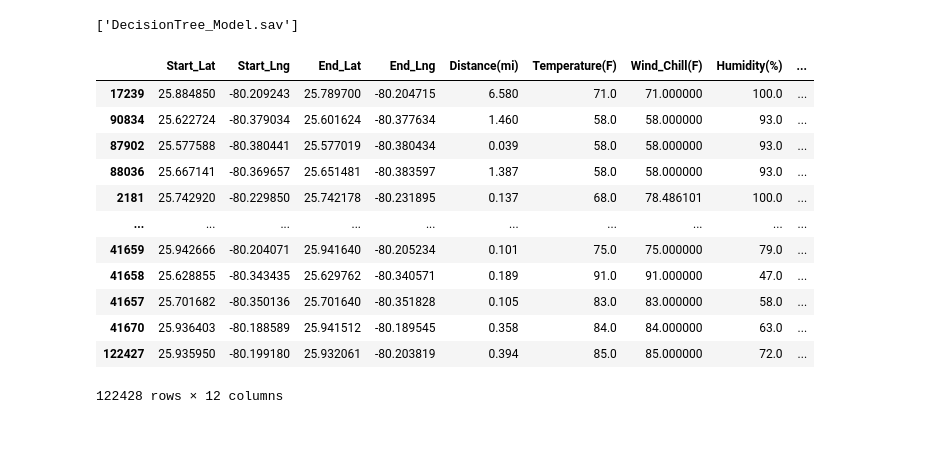
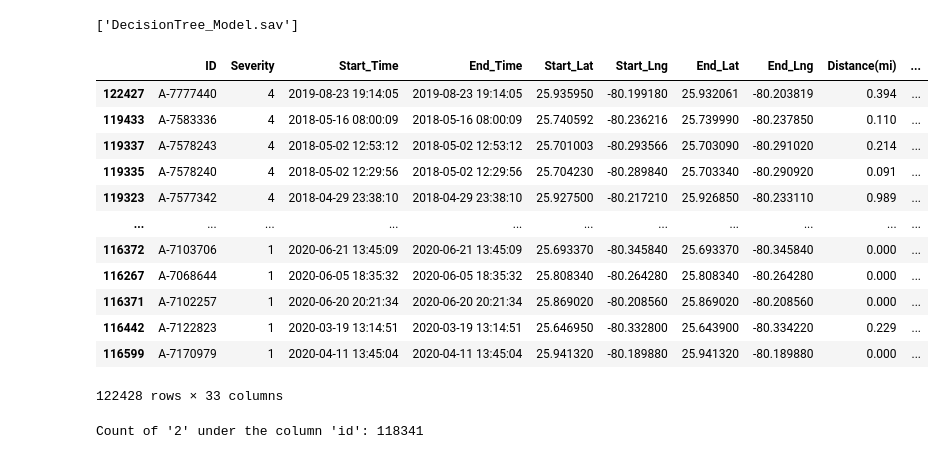
Before and after one commit to luixt/AI4ALL-Project_Deployment, a Jupyter notebook: DecisionTree_Model.ipynb, the cells around one changed output. Drawn from its saved outputs; the diff is of its cells as text; code cells hidden in the pictures.

Commit message:
Visualizing unique values of severity

```diff
--- a/DecisionTree_Model.ipynb
+++ b/DecisionTree_Model.ipynb
@@ -91,19 +91,25 @@ import joblib
 joblib.dump(clf, "DecisionTree_Model.sav")
 # %% [output]
 ['DecisionTree_Model.sav']
-# %%
-df.select_dtypes(include=['float']).sort_values(by='Visibility(mi)')
-# %% [output]
-|  | Start_Lat | Start_Lng | End_Lat | End_Lng | Distance(mi) | Temperature(F) | Wind_Chill(F) | Humidity(%) | ... |
-| 17239 | 25.884850 | -80.209243 | 25.789700 | -80.204715 | 6.580 | 71.0 | 71.000000 | 100.0 | ... |
-| 90834 | 25.622724 | -80.379034 | 25.601624 | -80.377634 | 1.460 | 58.0 | 58.000000 | 93.0 | ... |
-| 87902 | 25.577588 | -80.380441 | 25.577019 | -80.380434 | 0.039 | 58.0 | 58.000000 | 93.0 | ... |
-| 88036 | 25.667141 | -80.369657 | 25.651481 | -80.383597 | 1.387 | 58.0 | 58.000000 | 93.0 | ... |
-| 2181 | 25.742920 | -80.229850 | 25.742178 | -80.231895 | 0.137 | 68.0 | 78.486101 | 100.0 | ... |
-| ... | ... | ... | ... | ... | ... | ... | ... | ... | ... |
-| 41659 | 25.942666 | -80.204071 | 25.941640 | -80.205234 | 0.101 | 75.0 | 75.000000 | 79.0 | ... |
-| 41658 | 25.628855 | -80.343435 | 25.629762 | -80.340571 | 0.189 | 91.0 | 91.000000 | 47.0 | ... |
-| 41657 | 25.701682 | -80.350136 | 25.701640 | -80.351828 | 0.105 | 83.0 | 83.000000 | 58.0 | ... |
-| 41670 | 25.936403 | -80.188589 | 25.941512 | -80.189545 | 0.358 | 84.0 | 84.000000 | 63.0 | ... |
-| 122427 | 25.935950 | -80.199180 | 25.932061 | -80.203819 | 0.394 | 85.0 | 85.000000 | 72.0 | ... |
-122428 rows × 12 columns
+# %%
+df.sort_values(by='Severity', ascending=False)
+# %% [output]
+|  | ID | Severity | Start_Time | End_Time | Start_Lat | Start_Lng | End_Lat | End_Lng | Distance(mi) | ... |
+| 122427 | A-7777440 | 4 | 2019-08-23 19:14:05 | 2019-08-23 19:14:05 | 25.935950 | -80.199180 | 25.932061 | -80.203819 | 0.394 | ... |
+| 119433 | A-7583336 | 4 | 2018-05-16 08:00:09 | 2018-05-16 08:00:09 | 25.740592 | -80.236216 | 25.739990 | -80.237850 | 0.110 | ... |
+| 119337 | A-7578243 | 4 | 2018-05-02 12:53:12 | 2018-05-02 12:53:12 | 25.701003 | -80.293566 | 25.703090 | -80.291020 | 0.214 | ... |
+| 119335 | A-7578240 | 4 | 2018-05-02 12:29:56 | 2018-05-02 12:29:56 | 25.704230 | -80.289840 | 25.703340 | -80.290920 | 0.091 | ... |
+| 119323 | A-7577342 | 4 | 2018-04-29 23:38:10 | 2018-04-29 23:38:10 | 25.927500 | -80.217210 | 25.926850 | -80.233110 | 0.989 | ... |
+| ... | ... | ... | ... | ... | ... | ... | ... | ... | ... | ... |
+| 116372 | A-7103706 | 1 | 2020-06-21 13:45:09 | 2020-06-21 13:45:09 | 25.693370 | -80.345840 | 25.693370 | -80.345840 | 0.000 | ... |
+| 116267 | A-7068644 | 1 | 2020-06-05 18:35:32 | 2020-06-05 18:35:32 | 25.808340 | -80.264280 | 25.808340 | -80.264280 | 0.000 | ... |
+| 116371 | A-7102257 | 1 | 2020-06-20 20:21:34 | 2020-06-20 20:21:34 | 25.869020 | -80.208560 | 25.869020 | -80.208560 | 0.000 | ... |
+| 116442 | A-7122823 | 1 | 2020-03-19 13:14:51 | 2020-03-19 13:14:51 | 25.646950 | -80.332800 | 25.643900 | -80.334220 | 0.229 | ... |
+| 116599 | A-7170979 | 1 | 2020-04-11 13:45:04 | 2020-04-11 13:45:04 | 25.941320 | -80.189880 | 25.941320 | -80.189880 | 0.000 | ... |
+122428 rows × 33 columns
+# %%
+count_of_twos = df['Severity'].value_counts()[2]
+
+print("Count of '2' under the column 'id':", count_of_twos)
+# %% [output]
+Count of '2' under the column 'id': 118341
```
